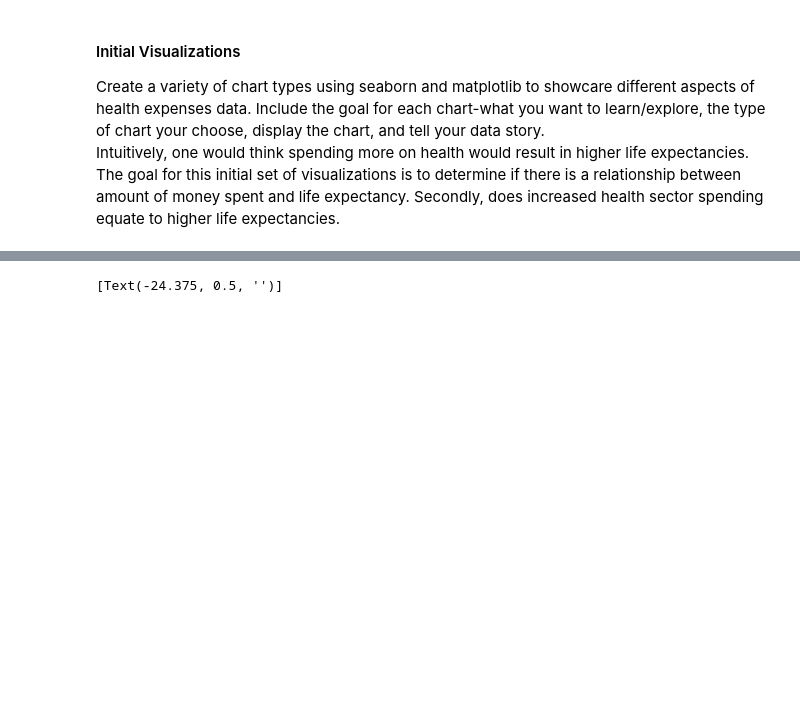
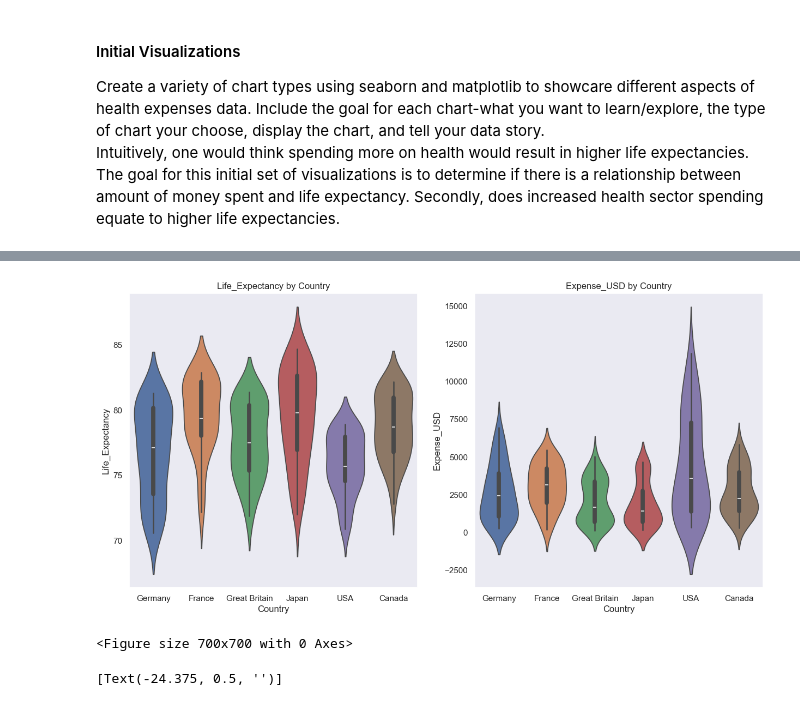
Before and after one commit to JackieGanyo/datafun-06-eda, a Jupyter notebook: JGanyo_eda.ipynb, the cells around one changed output, grey strips where cells are left out. Drawn from its saved outputs; the diff is of its cells as text; code cells hidden in the pictures; blank space fills up the shorter version.

```diff
--- a/JGanyo_eda.ipynb
+++ b/JGanyo_eda.ipynb
@@ -169 +169,30 @@ plt.show()
+# %%
+#Violin plot to show low, high, average and upper and lower quartile values by country
+# Create a figure with 1 row and 2 columns of subplots
+fig, axes = plt.subplots(1, 2, figsize=(15, 7))
+
+plt.figure(figsize=(7,7))
+
+sns.violinplot(
+    y="Life_Expectancy",
+    x="Country",
+    hue="Country",
+    data=df,
+    ax=axes[0]
+    )
+
+axes[0].set_title('Life_Expectancy by Country')
+
+sns.violinplot(
+    y='Expense_USD',
+    x='Country',
+    hue='Country',
+    data=df,
+    ax=axes[1]
+)
+axes[1].set_title('Expense_USD by Country')
+plt.show()
+# %% [output]
+[figure, added]
+<Figure size 700x700 with 0 Axes>
 # %%
```
Also changed, not shown: parts of 9 cells of this notebook.
